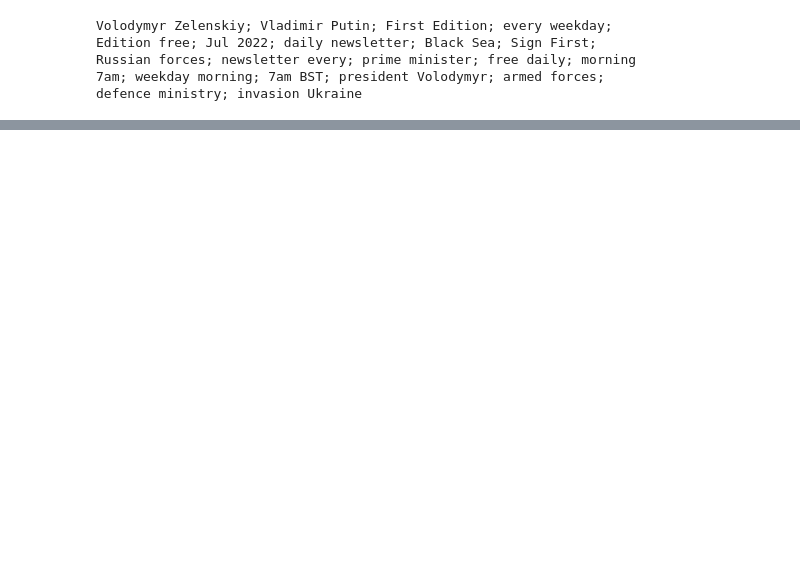
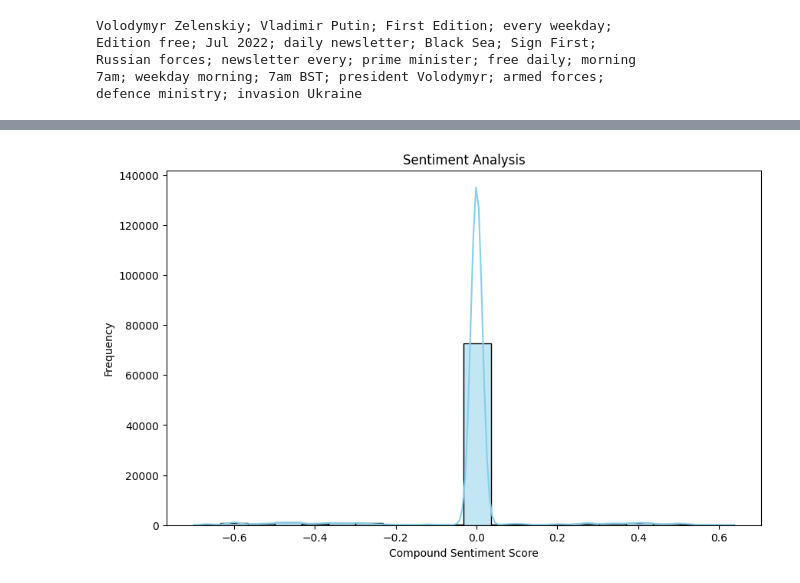
Before and after one commit to Abbasjalili/NLP_Projects, a Jupyter notebook: NLP_Russia_Ukraine.ipynb, the cells around one changed output, grey strips where cells are left out. Drawn from its saved outputs; the diff is of its cells as text; code cells hidden in the pictures; blank space fills up the shorter version.

```diff
--- a/NLP_Russia_Ukraine.ipynb
+++ b/NLP_Russia_Ukraine.ipynb
@@ -265,0 +478,4 @@ We can find the combinations of the meaningful words with .collections() attribu
+# %%
+perform_sentiment_analysis(text)
+# %% [output]
+[figure, added]
```
Also changed, not shown: parts of 54 cells of this notebook.
